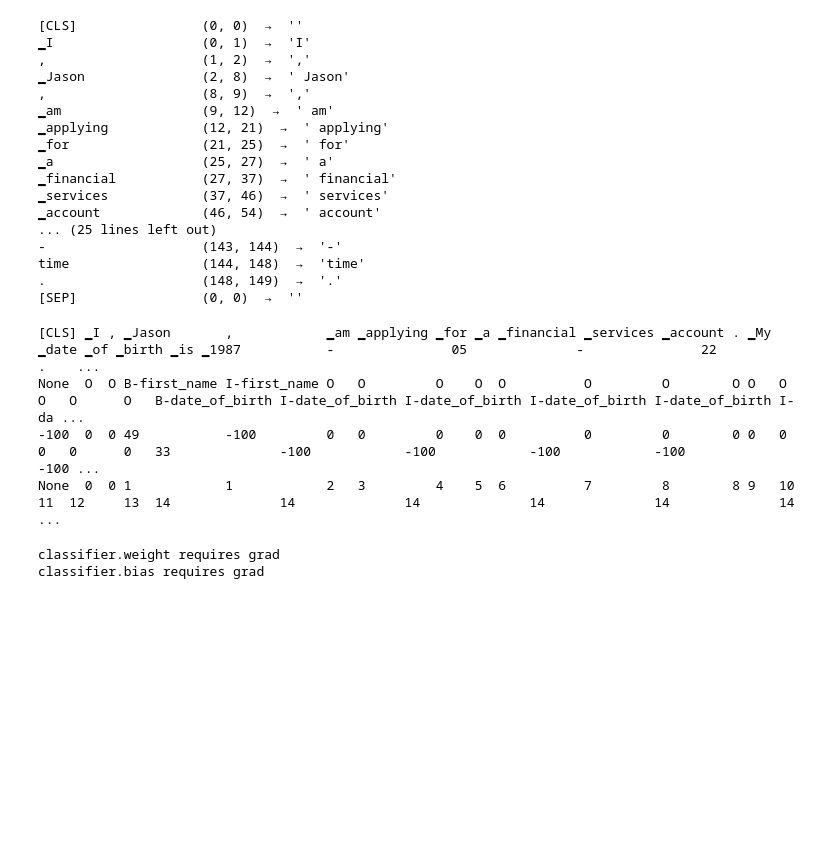
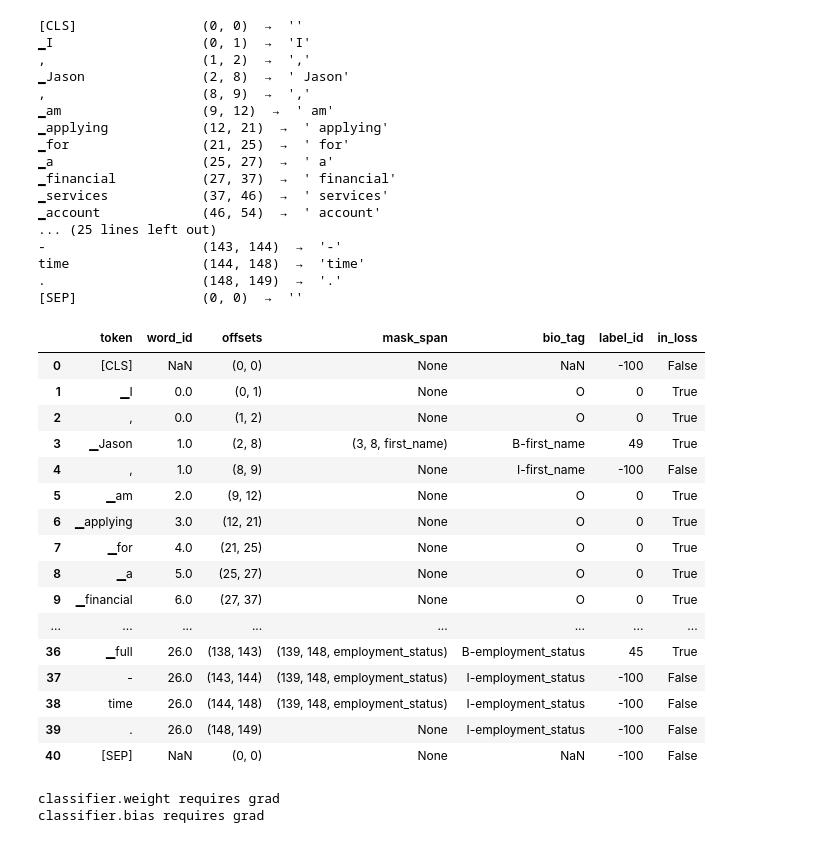
Before and after one commit to ben-gid/pii_redaction, a Jupyter notebook: notebooks/v2/sentence_piece.ipynb, the cells around one changed output. Saved outputs shown, nothing was run; the diff lists cells and outputs as text; code cells hidden in the pictures; blank space fills up the shorter version.

```diff
--- a/notebooks/v2/sentence_piece.ipynb
+++ b/notebooks/v2/sentence_piece.ipynb
@@ -194,35 +194,53 @@ def tokenize_and_align_labels(batch, tokenizer, label2id):
 # %%
 dataset = dataset.map(lambda batch: tokenize_and_align_labels(batch, tokenizer, label2id), batched=True, batch_size=1_000_000)
 # %%
+import pandas as pd
+
+# One row per token: how tokenize_and_align_labels labeled example 0.
+# label_id -100 = ignored by the loss ([CLS]/[SEP] and continuation sub-tokens).
 example = dataset["train"][0]
-example_encodings = tokenizer(
-    example["source_text"],
-    return_offsets_mapping=True,
-    add_special_tokens=True,
-)
-line1 = ""
-line2 = ""
-line3 = ""
-line4 = ""
-for word, tag, label, word_id in zip(example_encodings.tokens(), example["ner_tags"], example["labels"], example_encodings.word_ids()):
-    tag = str(tag)
-    word_id = str(word_id)
-    label = str(label)
-    max_length = max(len(word), len(tag), len(word_id), len(label))
-    line1 += word + " " * (max_length - len(word) + 1)
-    line2 += tag + " " * (max_length - len(tag) + 1)
-    line3 += label + " " * (max_length - len(label) + 1)
-    line4 += word_id + " " * (max_length - len(word_id) + 1)
+enc = tokenizer(example["source_text"])  # re-tokenize only to recover word_ids
 
-print(line1)
-print(line2)
-print(line3)
-print(line4)
+
+def mask_hit(offset):
+    """The privacy_mask span this token's *own* offsets overlap, if any."""
+    start, end = offset
+    for m in example["privacy_mask"]:
+        if start < m["end"] and end > m["start"]:
+            return (m["start"], m["end"], m["label"])
+    return None
+
+
+alignment = pd.DataFrame({
+    "token": enc.tokens(),
+    "word_id": enc.word_ids(),
+    "offsets": [tuple(o) for o in example["offset_mapping"]],  # stored by dataset.map
+    "mask_span": [mask_hit(o) for o in example["offset_mapping"]],
+    "bio_tag": example["ner_tags"],
+    "label_id": example["labels"],
+})
+alignment["in_loss"] = alignment["label_id"] != -100
+
+with pd.option_context("display.max_rows", None):
+    display(alignment)
 # %% [output]
-[CLS] ▁I , ▁Jason       ,            ▁am ▁applying ▁for ▁a ▁financial ▁services ▁account . ▁My ▁date ▁of ▁birth ▁is ▁1987           -               05              -               22              .    ...
-None  O  O B-first_name I-first_name O   O         O    O  O          O         O        O O   O     O   O      O   B-date_of_birth I-date_of_birth I-date_of_birth I-date_of_birth I-date_of_birth I-da ...
--100  0  0 49           -100         0   0         0    0  0          0         0        0 0   0     0   0      0   33              -100            -100            -100            -100            -100 ...
-None  0  0 1            1            2   3         4    5  6          7         8        8 9   10    11  12     13  14              14              14              14              14              14   ...
+|  | token | word_id | offsets | mask_span | bio_tag | label_id | in_loss |
+| 0 | [CLS] | NaN | (0, 0) | None | NaN | -100 | False |
+| 1 | ▁I | 0.0 | (0, 1) | None | O | 0 | True |
+| 2 | , | 0.0 | (1, 2) | None | O | 0 | True |
+| 3 | ▁Jason | 1.0 | (2, 8) | (3, 8, first_name) | B-first_name | 49 | True |
+| 4 | , | 1.0 | (8, 9) | None | I-first_name | -100 | False |
+| 5 | ▁am | 2.0 | (9, 12) | None | O | 0 | True |
+| 6 | ▁applying | 3.0 | (12, 21) | None | O | 0 | True |
+| 7 | ▁for | 4.0 | (21, 25) | None | O | 0 | True |
+| 8 | ▁a | 5.0 | (25, 27) | None | O | 0 | True |
+| 9 | ▁financial | 6.0 | (27, 37) | None | O | 0 | True |
+| ... | ... | ... | ... | ... | ... | ... | ... |
+| 36 | ▁full | 26.0 | (138, 143) | (139, 148, employment_status) | B-employment_status | 45 | True |
+| 37 | - | 26.0 | (143, 144) | (139, 148, employment_status) | I-employment_status | -100 | False |
+| 38 | time | 26.0 | (144, 148) | (139, 148, employment_status) | I-employment_status | -100 | False |
+| 39 | . | 26.0 | (148, 149) | None | I-employment_status | -100 | False |
+| 40 | [SEP] | NaN | (0, 0) | None | NaN | -100 | False |
 # %%
 data_collator = DataCollatorForTokenClassification(tokenizer=tokenizer)
 
```
Also changed, not shown: parts of 2 cells of this notebook, 1 other file.
